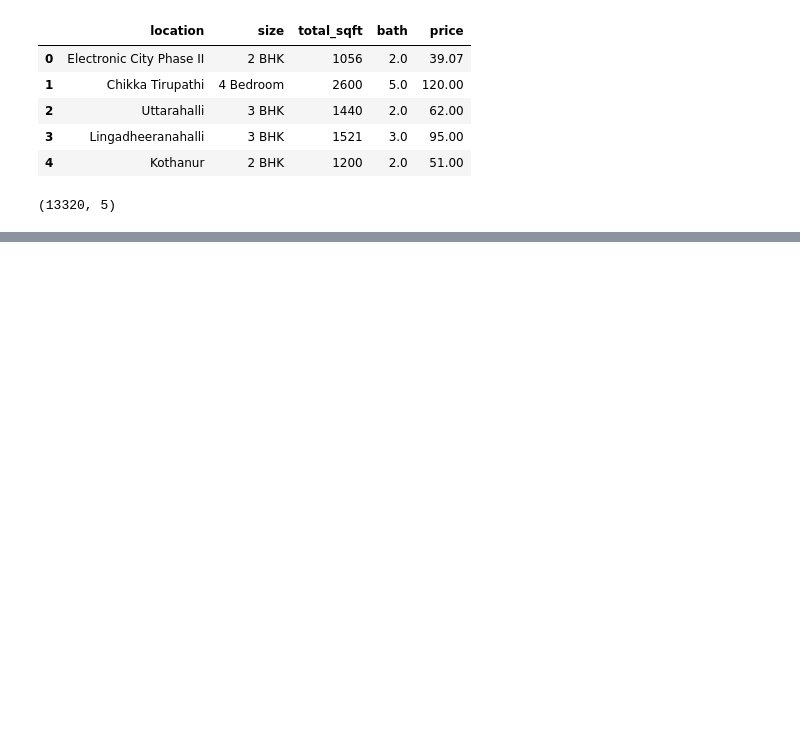
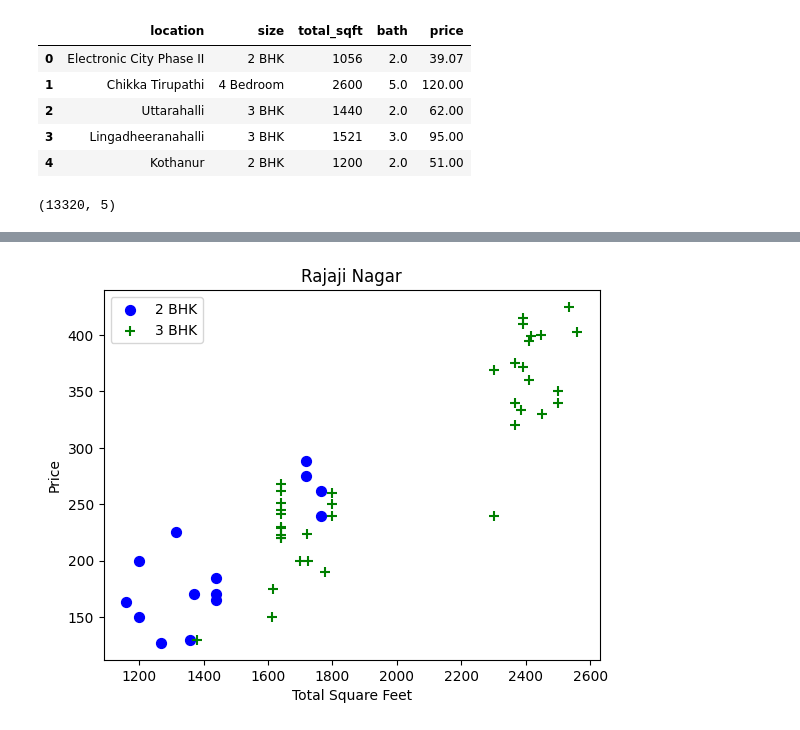
Before and after one commit to Micky373/end_to_end_home_price_prediction_ml_project, a Jupyter notebook: notebooks/EDA.ipynb, the cells around one changed output, grey strips where cells are left out. Cells and saved outputs as stored; diff of their text form; code cells hidden in the pictures; blank space fills up the shorter version.

```diff
--- a/notebooks/EDA.ipynb
+++ b/notebooks/EDA.ipynb
@@ -51,0 +255,3 @@ df2.shape
+# %%
+df6 = df5[~(df5.total_sqft / df5.bhk < 300)]
+df6.head()
@@ -51,0 +277,17 @@ df2.shape
+# %%
+def remove_pps_outlier(df):
+
+    df_out = pd.DataFrame()
+
+    for key,subdf in df.groupby('location'):
+
+        m = np.mean(subdf.price_per_sqft)
+        std = np.std(subdf.price_per_sqft)
+        normal_df = subdf[(subdf.price_per_sqft > (m -std)) & (subdf.price_per_sqft < (m + std))]
+
+        df_out = pd.concat([df_out,normal_df],ignore_index=True)
+
+    return df_out
+# %%
+df7 = remove_pps_outlier(df6)
+df7.shape
@@ -51,0 +296,15 @@ df2.shape
+# %%
+def plot_scatter(df,location):
+
+    bhk2 = df[(df.location == location) & (df.bhk == 2)]
+    bhk3 = df[(df.location == location) & (df.bhk == 3)]
+
+    plt.scatter(bhk2.total_sqft,bhk2.price,color='b',label='2 BHK', s= 50)
+    plt.scatter(bhk3.total_sqft,bhk3.price,color='g',marker='+',label='3 BHK', s= 50)
+
+    plt.xlabel('Total Square Feet')
+    plt.ylabel('Price')
+
+    plt.title(location)
+
+    plt.legend(loc='best')
@@ -51,0 +326,4 @@ df2.shape
+# %%
+plot_scatter(df7,'Rajaji Nagar')
+# %% [output]
+[figure, added]
```
Also changed, not shown: parts of 45 cells of this notebook, 1 other file.
